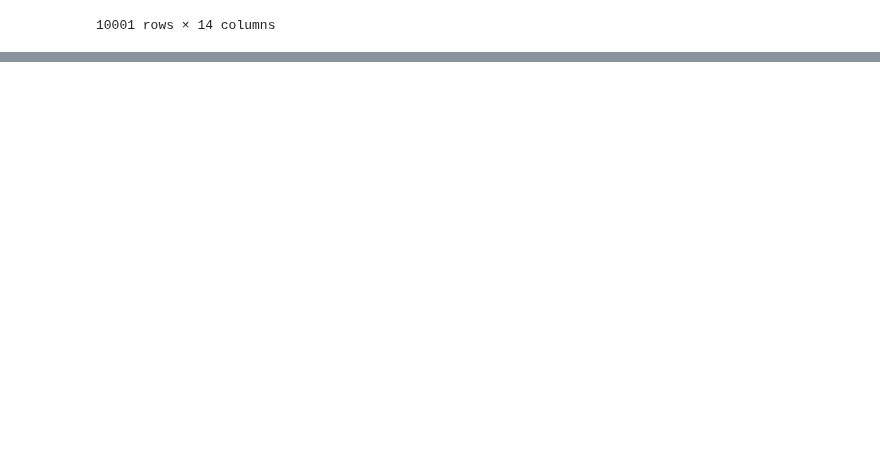
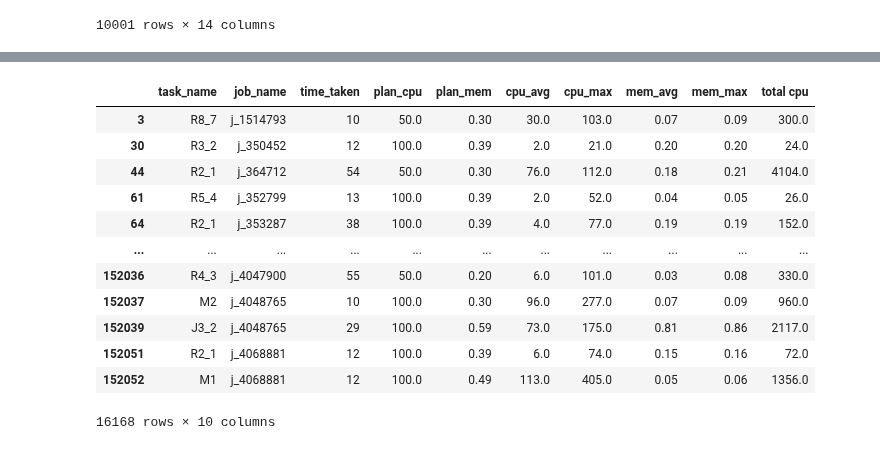
Before and after one commit to pseudo-rnd-thoughts/Elastic-Resource-Allocation, a Jupyter notebook: models/alibaba_cluster/generate_model.ipynb, the cells around one changed output, grey strips where cells are left out. Saved outputs shown, nothing was run; the diff lists cells and outputs as text; code cells hidden in the pictures; blank space fills up the shorter version.

```diff
--- a/models/alibaba_cluster/generate_model.ipynb
+++ b/models/alibaba_cluster/generate_model.ipynb
@@ -172,0 +193,4 @@ batch_instance
+# %%
+batch_task_instances = pd.read_csv('batch_task_instances.csv')
+batch_task_instances = batch_task_instances[10 <= batch_task_instances['time_taken']]
+batch_task_instances
@@ -172,0 +211,19 @@ batch_instance
+# %%
+batch_task_instances['total cpu'] = batch_task_instances['cpu_avg'] * batch_task_instances['time_taken']
+batch_task_instances = batch_task_instances[(batch_task_instances['plan_cpu'] >= batch_task_instances['cpu_avg']) |
+                                            (batch_task_instances['plan_mem'] >= batch_task_instances['mem_max'])]
+batch_task_instances
+# %% [output]
+|  | task_name | job_name | time_taken | plan_cpu | plan_mem | cpu_avg | cpu_max | mem_avg | mem_max | total cpu |
+| 3 | R8_7 | j_1514793 | 10 | 50.0 | 0.30 | 30.0 | 103.0 | 0.07 | 0.09 | 300.0 |
+| 30 | R3_2 | j_350452 | 12 | 100.0 | 0.39 | 2.0 | 21.0 | 0.20 | 0.20 | 24.0 |
+| 44 | R2_1 | j_364712 | 54 | 50.0 | 0.30 | 76.0 | 112.0 | 0.18 | 0.21 | 4104.0 |
+| 61 | R5_4 | j_352799 | 13 | 100.0 | 0.39 | 2.0 | 52.0 | 0.04 | 0.05 | 26.0 |
+| 64 | R2_1 | j_353287 | 38 | 100.0 | 0.39 | 4.0 | 77.0 | 0.19 | 0.19 | 152.0 |
+| ... | ... | ... | ... | ... | ... | ... | ... | ... | ... | ... |
+| 152036 | R4_3 | j_4047900 | 55 | 50.0 | 0.20 | 6.0 | 101.0 | 0.03 | 0.08 | 330.0 |
+| 152037 | M2 | j_4048765 | 10 | 100.0 | 0.30 | 96.0 | 277.0 | 0.07 | 0.09 | 960.0 |
+| 152039 | J3_2 | j_4048765 | 29 | 100.0 | 0.59 | 73.0 | 175.0 | 0.81 | 0.86 | 2117.0 |
+| 152051 | R2_1 | j_4068881 | 12 | 100.0 | 0.39 | 6.0 | 74.0 | 0.15 | 0.16 | 72.0 |
+| 152052 | M1 | j_4068881 | 12 | 100.0 | 0.49 | 113.0 | 405.0 | 0.05 | 0.06 | 1356.0 |
+16168 rows × 10 columns
```
Also changed, not shown: parts of 7 cells of this notebook, 2 other files.
